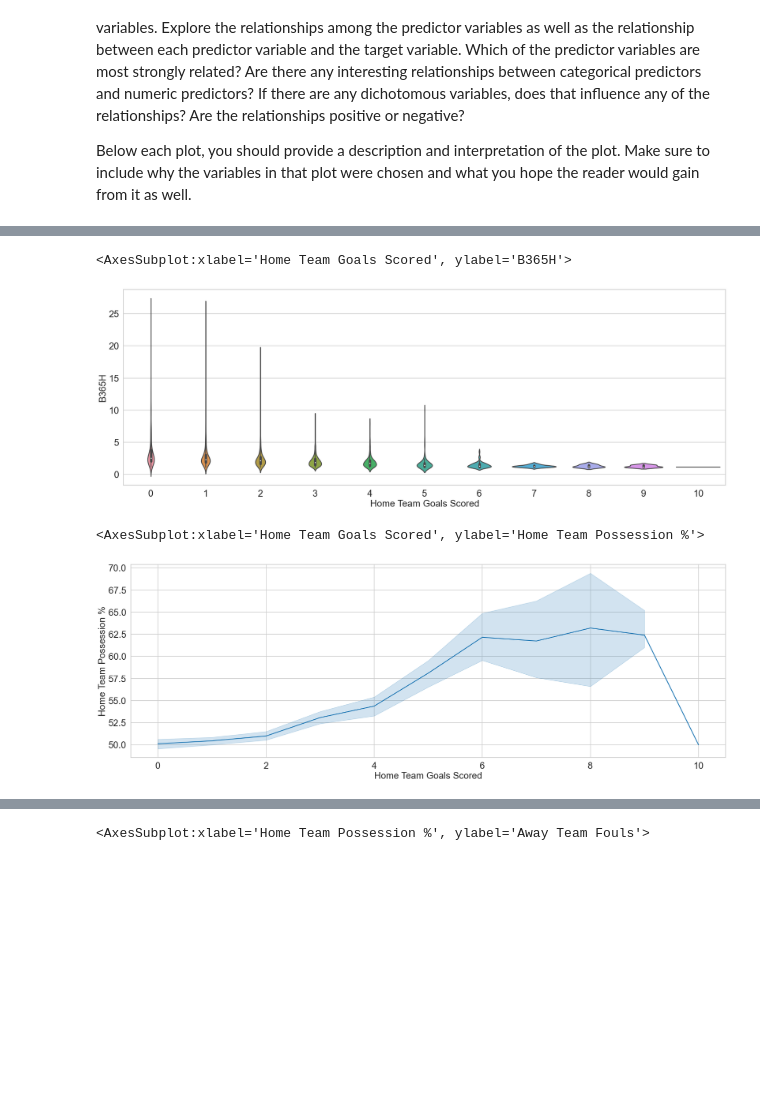
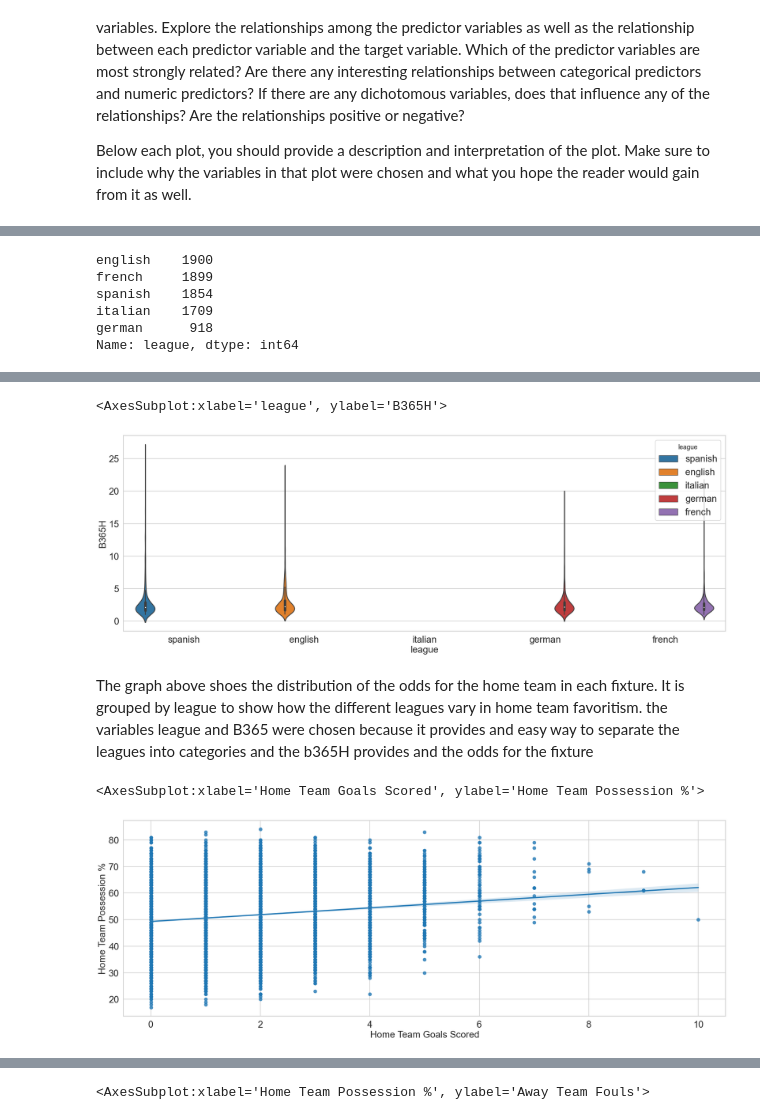
Before and after one commit to fordjackson26/CS5394Project2, a Jupyter notebook: Project02.ipynb, the cells around one changed output, grey strips where cells are left out. Drawn from its saved outputs; the diff is of its cells as text; code cells hidden in the pictures; blank space fills up the shorter version.

```diff
--- a/Project02.ipynb
+++ b/Project02.ipynb
@@ -2132,6 +2133,15 @@ Below each plot, you should provide a description and interpretation of the plot
     We chose these variables to see the affects of external pressure during a game as well as the accuracy of betting odds.
 # %%
-chosenData = data[['Home Team Goals Scored', 'B365H', 'B365D', 'B365A', 'Home Team Possession %', 'Away Team Fouls', 'Away Team Goals Scored', 'Match Excitement']].copy()
+chosenData = data[['league','Home Team Goals Scored', 'B365H', 'B365D', 'B365A', 'Home Team Possession %', 'Away Team Fouls', 'Away Team Goals Scored', 'Match Excitement']].copy()
+# %%
+chosenData["league"].value_counts()
+# %% [output]
+english    1900
+french     1899
+spanish    1854
+italian    1709
+german      918
+Name: league, dtype: int64
 # %%
 chosenData.describe()
 # %% [output]
@@ -2146,15 +2156,16 @@ chosenData.describe()
 | max | 10.000000 | 26.000000 | 21.000000 | 41.000000 | 84.000000 | 32.000000 | ... |
 # %%
 import seaborn as sb
-import pandas as pd
 import numpy as np
 
-sb.violinplot("Home Team Goals Scored", "B365H", data=chosenData)
+sb.violinplot("league","B365H", data=chosenData, hue = "league")
 # %% [output]
-<AxesSubplot:xlabel='Home Team Goals Scored', ylabel='B365H'>
+<AxesSubplot:xlabel='league', ylabel='B365H'>
-[figure, old version]
+[figure, new version]
+# %% [markdown]
+The graph above shoes the distribution of the odds for the home team in each fixture. It is grouped by league to show how the different leagues vary in home team favoritism. the variables league and B365 were chosen because it provides and easy way to separate the leagues into categories and the b365H provides and the odds for the fixture
 # %%
-sb.lineplot(x = chosenData['Home Team Goals Scored'], y = chosenData['Home Team Possession %'])
+sb.regplot(x ='Home Team Goals Scored', y = 'Home Team Possession %', data = chosenData)
 # %% [output]
 <AxesSubplot:xlabel='Home Team Goals Scored', ylabel='Home Team Possession %'>
-[figure, old version]
+[figure, new version]
```
Also changed, not shown: parts of 6 cells of this notebook, 2 other files.
